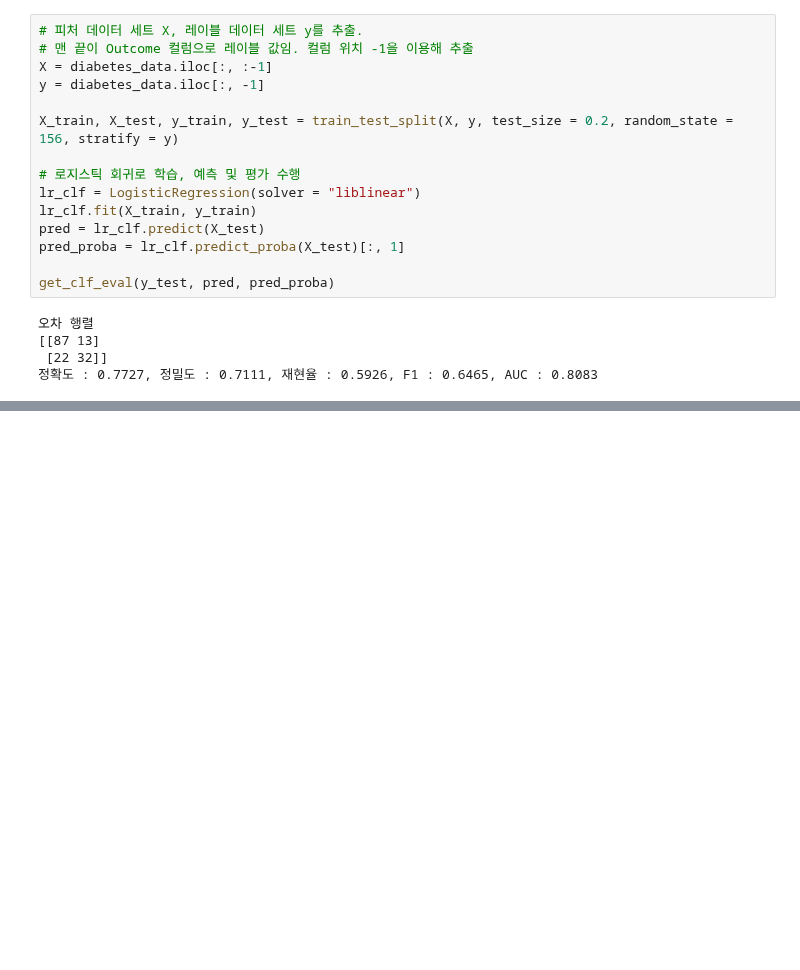
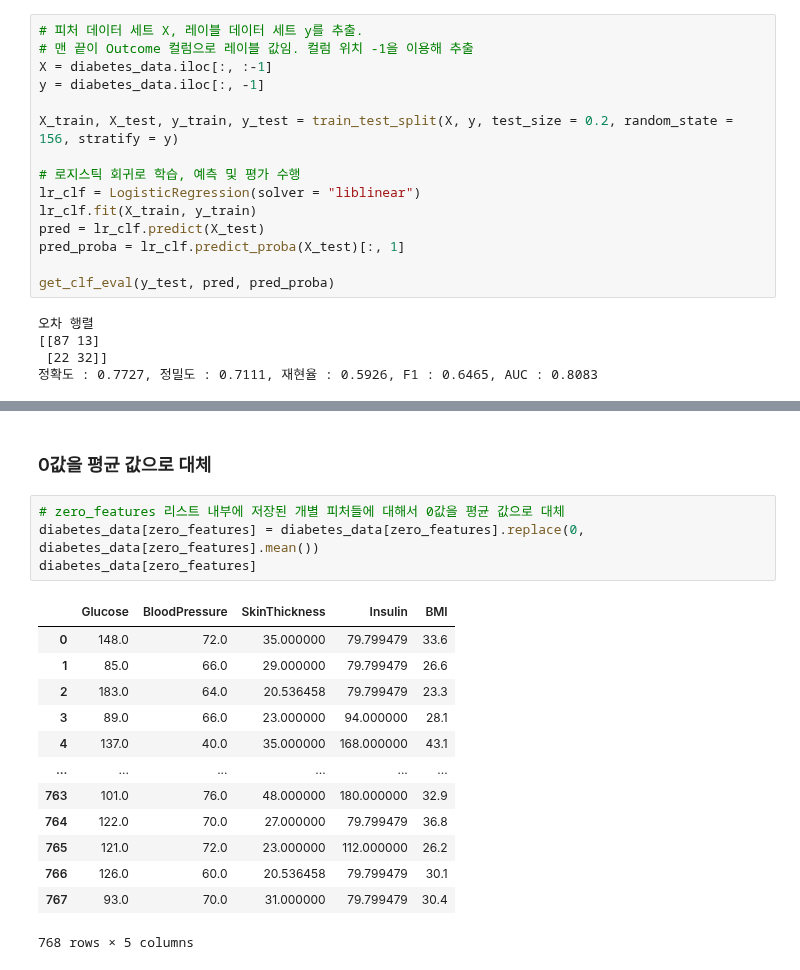
Before and after one commit to Ahram-Jeong/python-ml, a Jupyter notebook: 3_machine-learning/pima_indians.ipynb, the cells around one changed output, grey strips where cells are left out. Drawn from its saved outputs; the diff is of its cells as text; blank space fills up the shorter version.

```diff
--- a/3_machine-learning/pima_indians.ipynb
+++ b/3_machine-learning/pima_indians.ipynb
@@ -110,0 +158,20 @@ get_clf_eval(y_test, pred, pred_proba)
+# %% [markdown]
+### 0값을 평균 값으로 대체
+# %%
+# zero_features 리스트 내부에 저장된 개별 피처들에 대해서 0값을 평균 값으로 대체
+diabetes_data[zero_features] = diabetes_data[zero_features].replace(0, diabetes_data[zero_features].mean())
+diabetes_data[zero_features]
+# %% [output]
+|  | Glucose | BloodPressure | SkinThickness | Insulin | BMI |
+| 0 | 148.0 | 72.0 | 35.000000 | 79.799479 | 33.6 |
+| 1 | 85.0 | 66.0 | 29.000000 | 79.799479 | 26.6 |
+| 2 | 183.0 | 64.0 | 20.536458 | 79.799479 | 23.3 |
+| 3 | 89.0 | 66.0 | 23.000000 | 94.000000 | 28.1 |
+| 4 | 137.0 | 40.0 | 35.000000 | 168.000000 | 43.1 |
+| ... | ... | ... | ... | ... | ... |
+| 763 | 101.0 | 76.0 | 48.000000 | 180.000000 | 32.9 |
+| 764 | 122.0 | 70.0 | 27.000000 | 79.799479 | 36.8 |
+| 765 | 121.0 | 72.0 | 23.000000 | 112.000000 | 26.2 |
+| 766 | 126.0 | 60.0 | 20.536458 | 79.799479 | 30.1 |
+| 767 | 93.0 | 70.0 | 31.000000 | 79.799479 | 30.4 |
+768 rows × 5 columns
```
Also changed, not shown: parts of 9 cells of this notebook.
